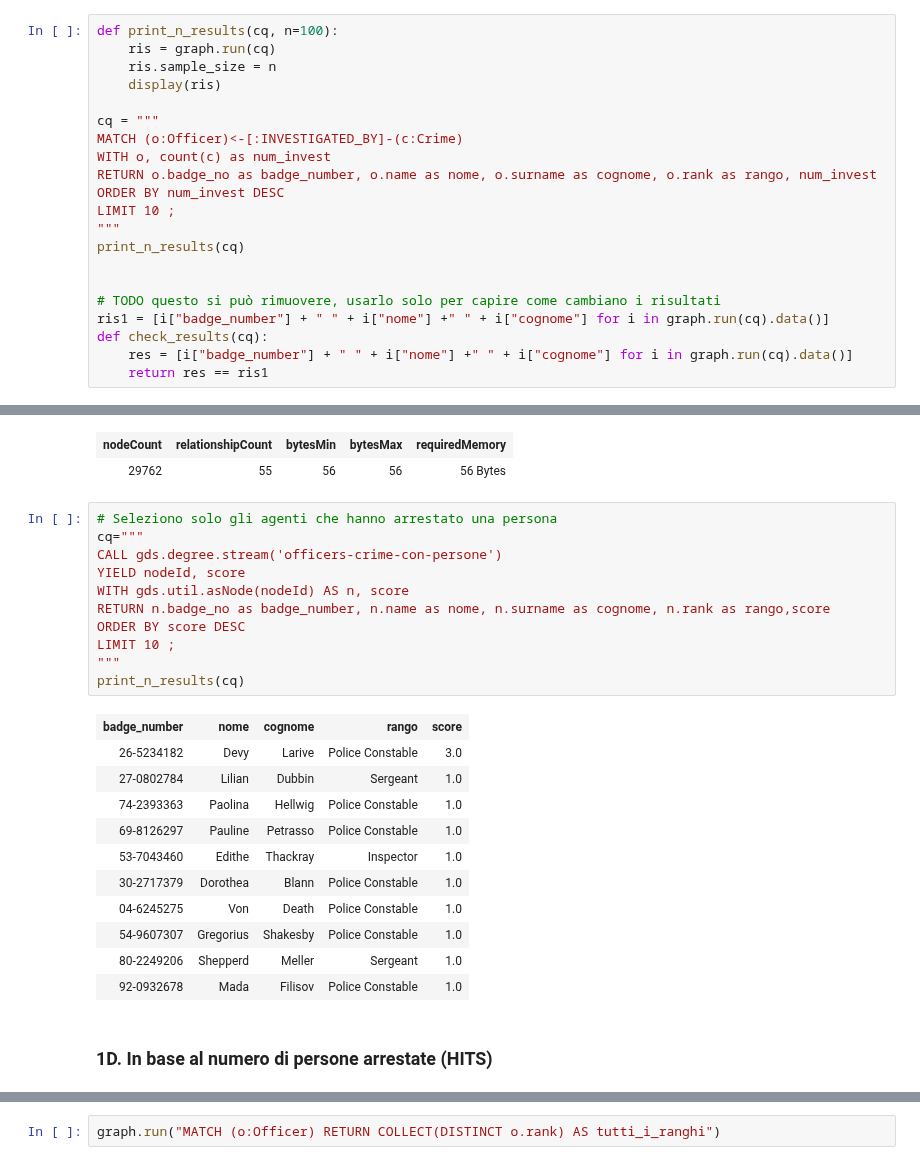
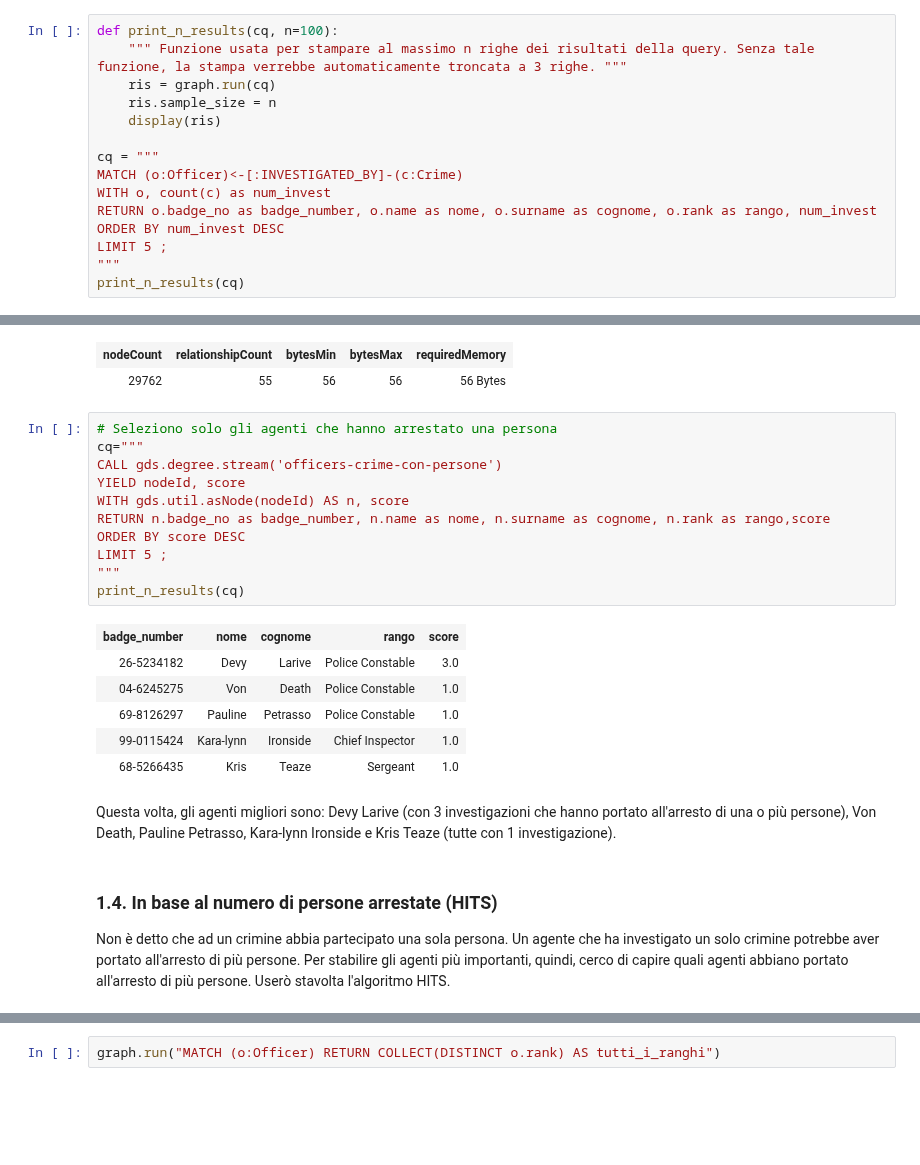
Before and after one commit to ElenaCurti/big-data, a Jupyter notebook: Attivita_06_GraphAnalytics/applicazione.ipynb, the cells around one changed output, grey strips where cells are left out. Saved outputs shown, nothing was run; the diff lists cells and outputs as text; blank space fills up the shorter version.

```diff
--- a/Attivita_06_GraphAnalytics/applicazione.ipynb
+++ b/Attivita_06_GraphAnalytics/applicazione.ipynb
@@ -27,5 +73,6 @@ Connessione al database eseguita correttamente!
 # %%
 def print_n_results(cq, n=100):
+    """ Funzione usata per stampare al massimo n righe dei risultati della query. Senza tale funzione, la stampa verrebbe automaticamente troncata a 3 righe. """
     ris = graph.run(cq)
     ris.sample_size = n
     display(ris)
@@ -35,16 +82,9 @@ MATCH (o:Officer)<-[:INVESTIGATED_BY]-(c:Crime)
 WITH o, count(c) as num_invest
 RETURN o.badge_no as badge_number, o.name as nome, o.surname as cognome, o.rank as rango, num_invest
 ORDER BY num_invest DESC
-LIMIT 10 ;
+LIMIT 5 ;
 """
 print_n_results(cq)
-
-
-# TODO questo si può rimuovere, usarlo solo per capire come cambiano i risultati
-ris1 = [i["badge_number"] + " " + i["nome"] +" " + i["cognome"] for i in graph.run(cq).data()]
-def check_results(cq):
-    res = [i["badge_number"] + " " + i["nome"] +" " + i["cognome"] for i in graph.run(cq).data()]
-    return res == ris1
 # %% [output]
 | badge_number | nome | cognome | rango | num_invest |
 | 48-0216838 | Madelon | DeSousa | Sergeant | 50 |
@@ -173,28 +204,26 @@ RETURN nodeCount, relationshipCount, bytesMin, bytesMax, requiredMemory ;
 # %%
 # Seleziono solo gli agenti che hanno arrestato una persona
 cq="""
 CALL gds.degree.stream('officers-crime-con-persone')
 YIELD nodeId, score
 WITH gds.util.asNode(nodeId) AS n, score
 RETURN n.badge_no as badge_number, n.name as nome, n.surname as cognome, n.rank as rango,score
 ORDER BY score DESC
-LIMIT 10 ;
+LIMIT 5 ;
 """
 print_n_results(cq)
 # %% [output]
 | badge_number | nome | cognome | rango | score |
 | 26-5234182 | Devy | Larive | Police Constable | 3.0 |
-| 27-0802784 | Lilian | Dubbin | Sergeant | 1.0 |
-| 74-2393363 | Paolina | Hellwig | Police Constable | 1.0 |
+| 04-6245275 | Von | Death | Police Constable | 1.0 |
 | 69-8126297 | Pauline | Petrasso | Police Constable | 1.0 |
-| 53-7043460 | Edithe | Thackray | Inspector | 1.0 |
-| 30-2717379 | Dorothea | Blann | Police Constable | 1.0 |
-| 04-6245275 | Von | Death | Police Constable | 1.0 |
-| 54-9607307 | Gregorius | Shakesby | Police Constable | 1.0 |
-| 80-2249206 | Shepperd | Meller | Sergeant | 1.0 |
-| 92-0932678 | Mada | Filisov | Police Constable | 1.0 |
+| 99-0115424 | Kara-lynn | Ironside | Chief Inspector | 1.0 |
+| 68-5266435 | Kris | Teaze | Sergeant | 1.0 |
-# %% [markdown]
-### 1D. In base al numero di persone arrestate (HITS)
+# %% [markdown]
+Questa volta, gli agenti migliori sono: Devy Larive (con 3 investigazioni che hanno portato all'arresto di una o più persone), Von Death, Pauline Petrasso, Kara-lynn Ironside e Kris Teaze (tutte con 1 investigazione).
+# %% [markdown]
+### 1.4. In base al numero di persone arrestate (HITS)
+Non è detto che ad un crimine abbia partecipato una sola persona. Un agente che ha investigato un solo crimine potrebbe aver portato all'arresto di più persone. Per stabilire gli agenti più importanti, quindi, cerco di capire quali agenti abbiano portato all'arresto di più persone. Userò stavolta l'algoritmo HITS.
 # %%
 # Creo la proiezione
 if graph.run("call gds.graph.exists('officers-arresti')").data()[0]["exists"]:
```
Also changed, not shown: parts of 97 cells of this notebook, 12 other files.
